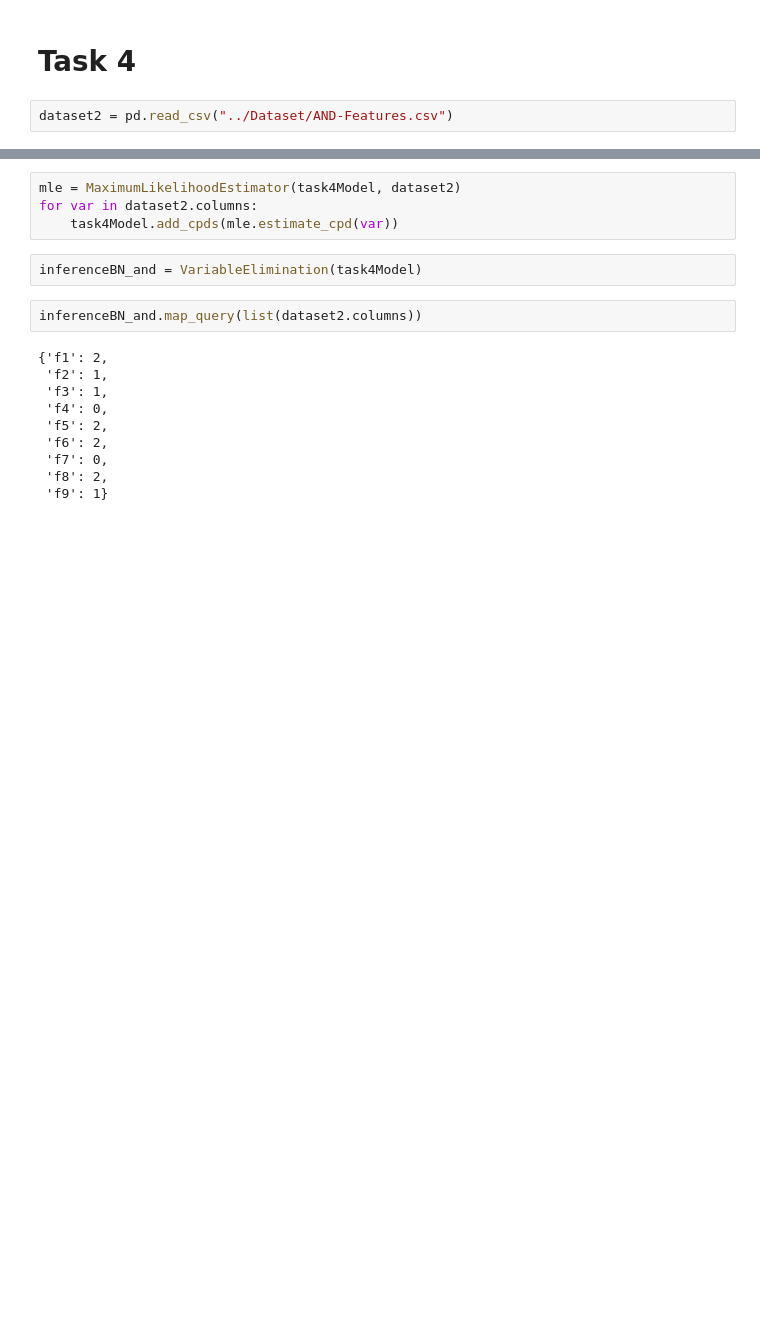
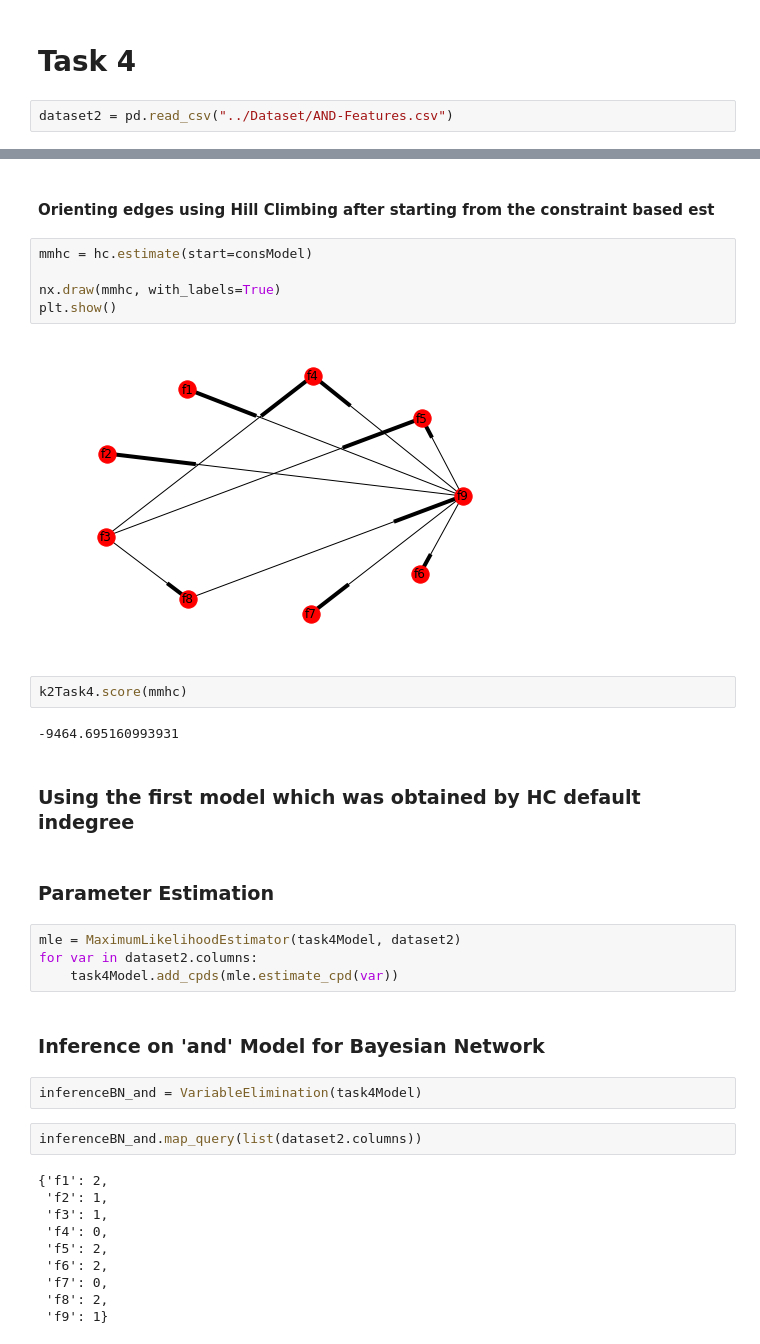
Before and after one commit to pratik-kubal/AML-PGM-1, a Jupyter notebook: Task1.ipynb, the cells around one changed output, grey strips where cells are left out. Saved outputs shown, nothing was run; the diff lists cells and outputs as text; blank space fills up the shorter version.

```diff
--- a/Task1.ipynb
+++ b/Task1.ipynb
@@ -1165,7 +1168,26 @@ plt.show()
+# %% [markdown]
+#### Orienting edges using Hill Climbing after starting from the constraint based est
+# %%
+mmhc = hc.estimate(start=consModel)
+
+nx.draw(mmhc, with_labels=True)
+plt.show()
+# %% [output]
+[figure, added]
+# %%
+k2Task4.score(mmhc)
+# %% [output]
+-9464.695160993931
+# %% [markdown]
+### Using the first model which was obtained by HC default indegree
+# %% [markdown]
+### Parameter Estimation
 # %%
 mle = MaximumLikelihoodEstimator(task4Model, dataset2)
 for var in dataset2.columns:
     task4Model.add_cpds(mle.estimate_cpd(var))
+# %% [markdown]
+### Inference on 'and' Model for Bayesian Network
 # %%
 inferenceBN_and = VariableElimination(task4Model)
 # %%
```
Also changed, not shown: parts of 47 cells of this notebook.
